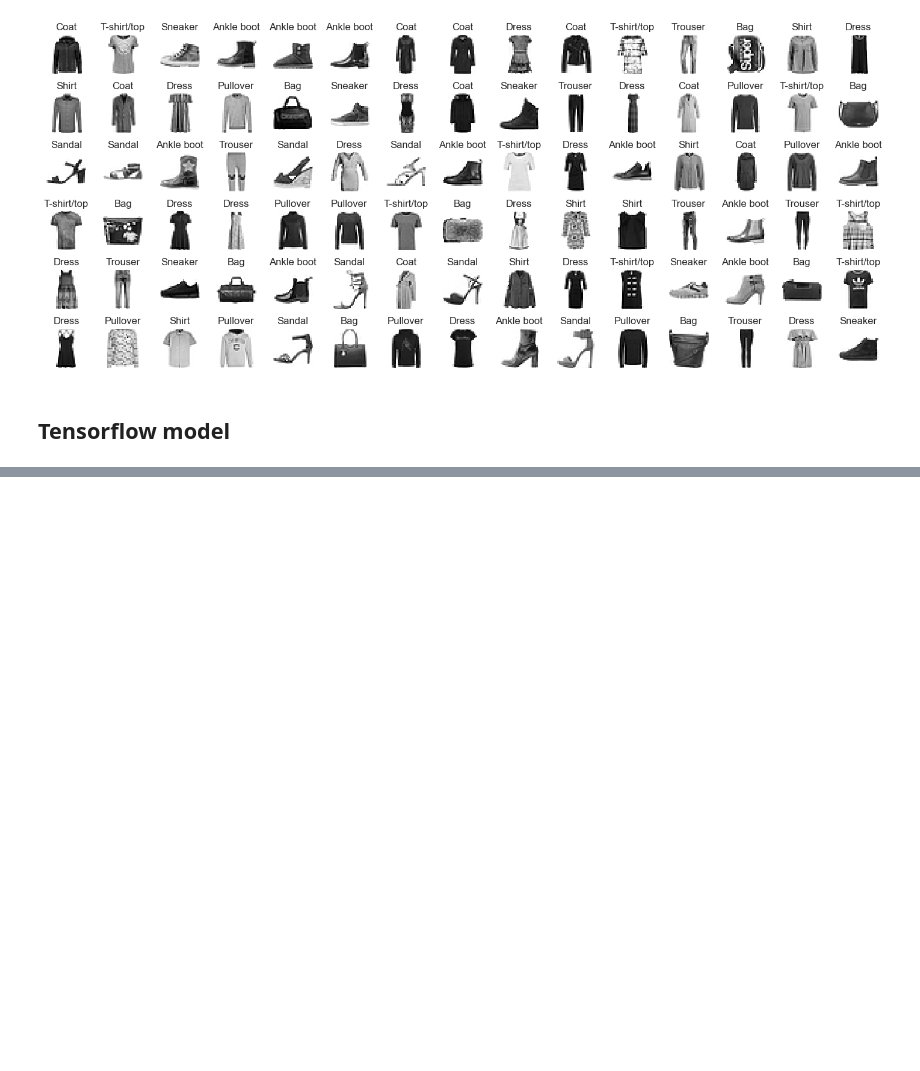
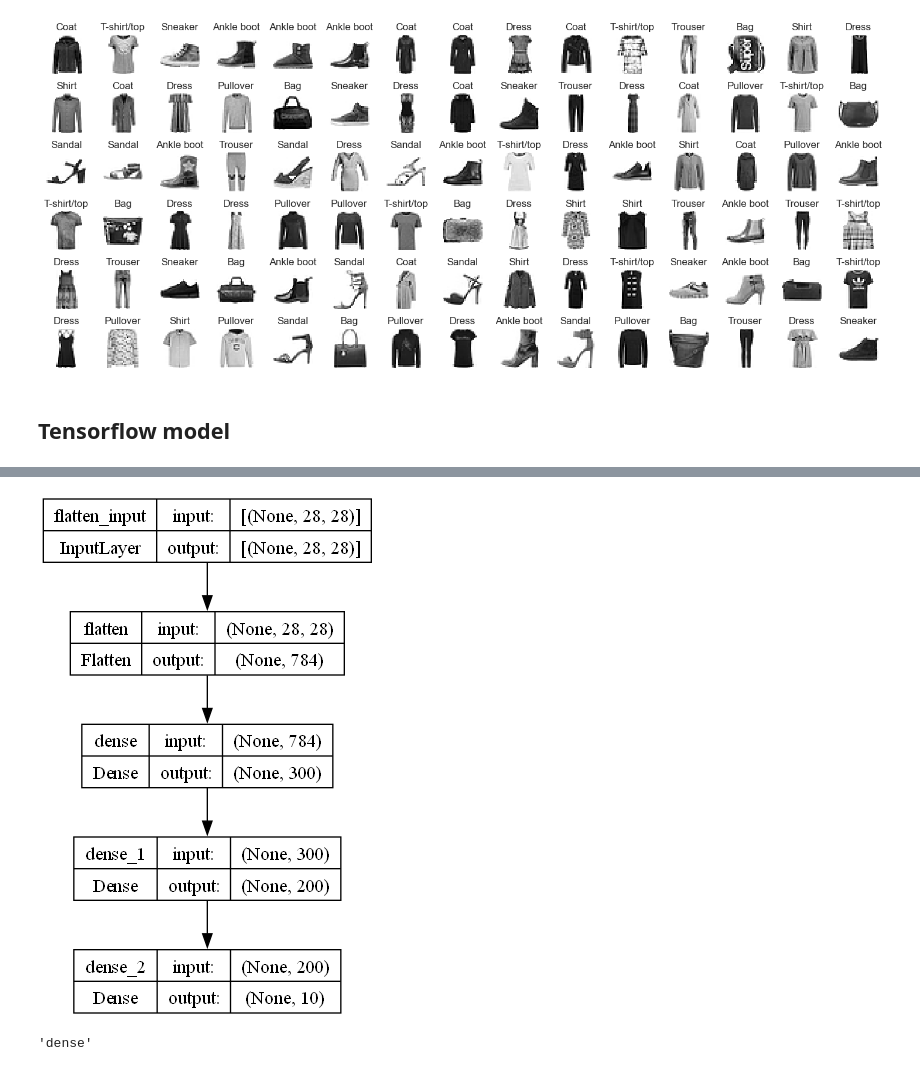
Before and after one commit to Krupique/ai-projects, a Jupyter notebook: 02-basic-projects/basic-classifier.ipynb, the cells around one changed output, grey strips where cells are left out. Drawn from its saved outputs; the diff is of its cells as text; code cells hidden in the pictures; blank space fills up the shorter version.

Commit message:
Criação do modelo

```diff
--- a/02-basic-projects/basic-classifier.ipynb
+++ b/02-basic-projects/basic-classifier.ipynb
@@ -72,3 +74,9 @@ plt.show()
 [figure]
 # %% [markdown]
 ## Tensorflow model
+# %%
+model = tf.keras.models.Sequential()
+model.add(tf.keras.layers.Flatten(input_shape=[28, 28]))
+model.add(tf.keras.layers.Dense(300, activation='relu'))
+model.add(tf.keras.layers.Dense(200, activation='relu'))
+model.add(tf.keras.layers.Dense(10, activation='softmax'))
@@ -74,0 +116,9 @@ plt.show()
+# %%
+tf.keras.utils.plot_model(model, "my_fashion_mnist_model.png", show_shapes=True)
+# %% [output]
+[figure, added]
+# %%
+hidden1 = model.layers[1]
+hidden1.name
+# %% [output]
+'dense'
```
Also changed, not shown: parts of 8 cells of this notebook.
